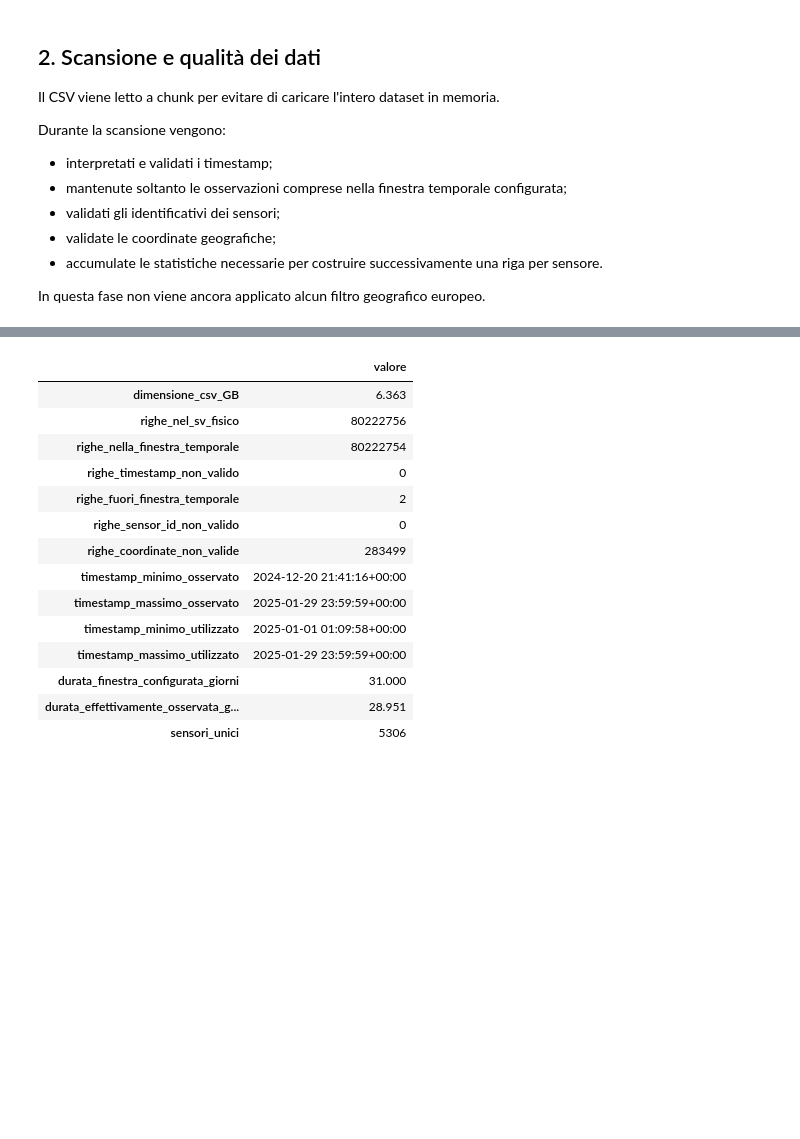
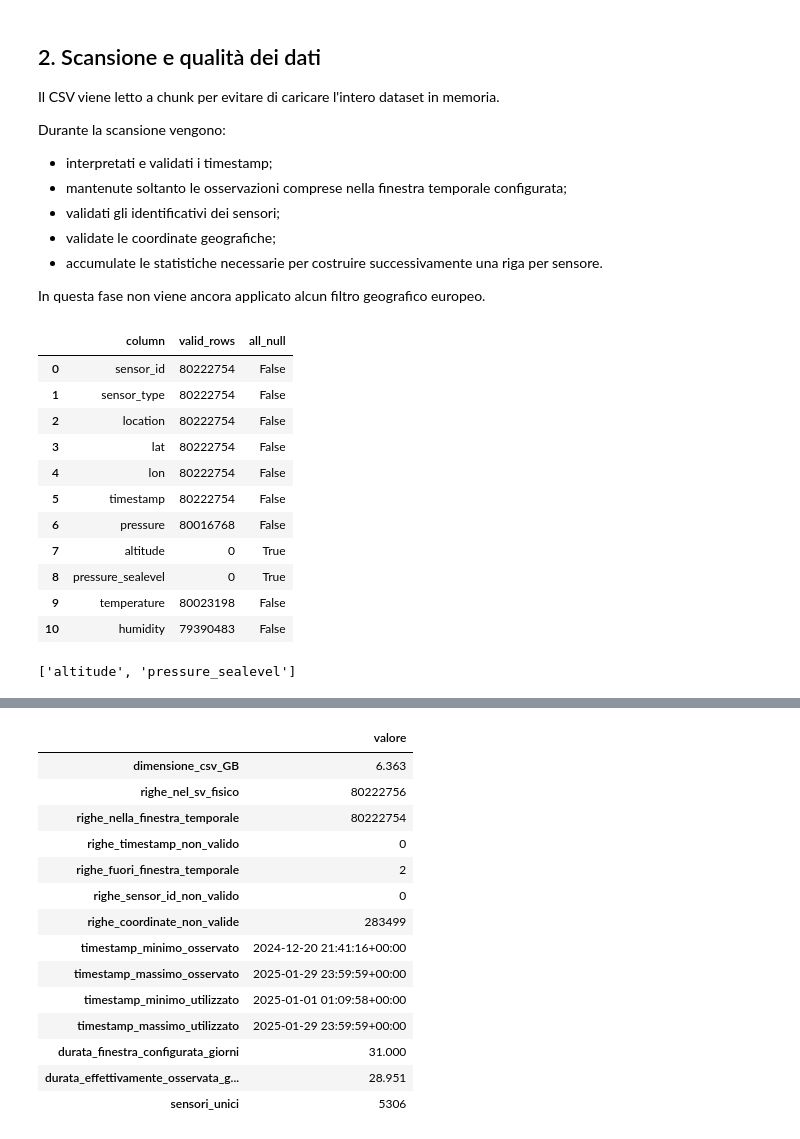
Before and after one commit to AleVassa00/continuum-simulator, a Jupyter notebook: notebooks/01_bme280_architecture_eda.ipynb, the cells around one changed output, grey strips where cells are left out. Saved outputs shown, nothing was run; the diff lists cells and outputs as text; code cells hidden in the pictures; blank space fills up the shorter version.

```diff
--- a/notebooks/01_bme280_architecture_eda.ipynb
+++ b/notebooks/01_bme280_architecture_eda.ipynb
@@ -402,3 +460,31 @@ sensor_chunk_stats, scan_metadata = scan_sensor_dataset(
     chunk_rows=SCAN_CHUNK_ROWS,
     separator=CSV_SEPARATOR,
 )
+# %%
+column_quality = pd.DataFrame({
+    'column': scan_metadata['column_valid_counts'].index,
+    'valid_rows': scan_metadata['column_valid_counts'].values,
+})
+
+column_quality['all_null'] = (
+    column_quality['valid_rows'].eq(0)
+)
+
+column_quality
+# %% [output]
+|  | column | valid_rows | all_null |
+| 0 | sensor_id | 80222754 | False |
+| 1 | sensor_type | 80222754 | False |
+| 2 | location | 80222754 | False |
+| 3 | lat | 80222754 | False |
+| 4 | lon | 80222754 | False |
+| 5 | timestamp | 80222754 | False |
+| 6 | pressure | 80016768 | False |
+| 7 | altitude | 0 | True |
+| 8 | pressure_sealevel | 0 | True |
+| 9 | temperature | 80023198 | False |
+| 10 | humidity | 79390483 | False |
+# %%
+scan_metadata['all_null_columns']
+# %% [output]
+['altitude', 'pressure_sealevel']
```
Also changed, not shown: parts of 4 cells of this notebook, 4 other files.
